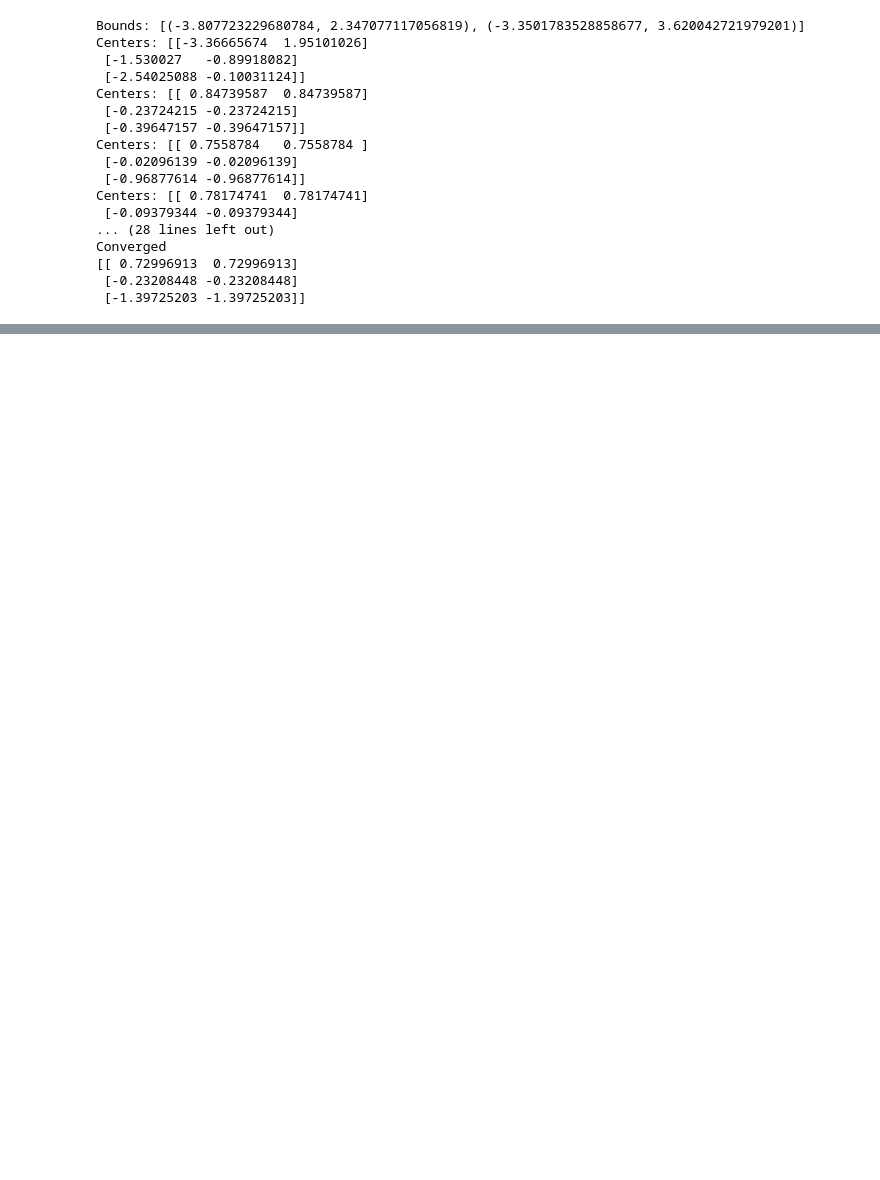
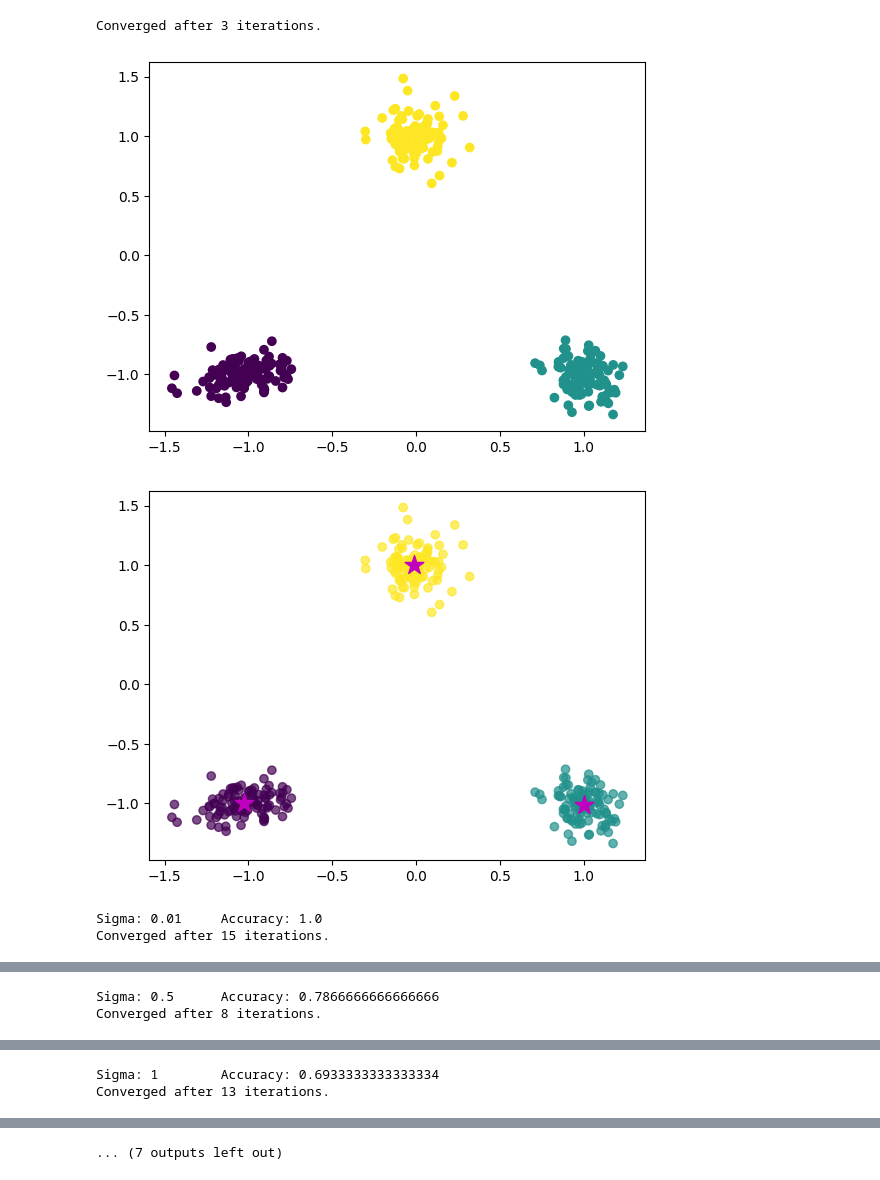
Before and after one commit to Nick-Boddy/CS760-HW5-Clustering-PCA, a Jupyter notebook: clustering.ipynb, the cells around one changed output, grey strips where cells are left out. Drawn from its saved outputs; the diff is of its cells as text; code cells hidden in the pictures; blank space fills up the shorter version.

Commit message:
added accuracy calculation and plotting

```diff
--- a/clustering.ipynb
+++ b/clustering.ipynb
@@ -11,19 +13,19 @@ def generate_dataset(sigma: float):
     samples3 = np.random.multivariate_normal(\
         np.array([0, 1]), sigma * np.array([[1, 0], [0, 2]]), 100)
     dataset = np.concatenate((samples1, samples2, samples3))
-    labels = ['a'] * 100 + ['b'] * 100 + ['c'] * 100
-    return (dataset, labels)
+    labels = [0] * 100 + [1] * 100 + [2] * 100
+    return (dataset, np.array(labels))
 # %%
 def km_clustering(X: np.array, K: int) -> (np.array, np.array):
     # randomly select k centroids
     dbounds = [(np.min(X[:, i]), np.max(X[:, i])) for i in range(X.shape[1])]
-    print('Bounds: ' + str(dbounds))
     centers = np.array([[np.random.random_sample() * (dbounds[j][1] - dbounds[j][0]) + dbounds[j][0] \
                 for j in range(len(dbounds))] for i in range(K)])
-    print('Centers: ' + str(centers))
     converged = False
     Y = np.zeros(X.shape[0])
+    iteration = 0
     while not converged:
+        iteration += 1
         change = False
         # assign each x to a centroid
         for i in range(len(X)):
@@ -37,32 +39,41 @@ def km_clustering(X: np.array, K: int) -> (np.array, np.array):
         # update each centroid
         for k in range(len(centers)):
             cluster_points = [X[j] for j in np.where(Y == k)[0]]
-            centers[k] = np.mean(cluster_points)
-        print('Centers: ' + str(centers))
+            centers[k] = np.mean(cluster_points, axis=0)
         # if no centroid assignment changed, we've converged
         if not change:
             converged = True
-            print('Converged')
+            print('Converged after ' + str(iteration) + ' iterations.')
     return (centers, Y)
-# %%
-X, Y = generate_dataset(0.5)
-centroids, classes = km_clustering(X, 3)
-print(centroids)
-# %% [output]
-Bounds: [(-3.807723229680784, 2.347077117056819), (-3.3501783528858677, 3.620042721979201)]
-Centers: [[-3.36665674  1.95101026]
- [-1.530027   -0.89918082]
- [-2.54025088 -0.10031124]]
-Centers: [[ 0.84739587  0.84739587]
- [-0.23724215 -0.23724215]
- [-0.39647157 -0.39647157]]
-Centers: [[ 0.7558784   0.7558784 ]
- [-0.02096139 -0.02096139]
- [-0.96877614 -0.96877614]]
-Centers: [[ 0.78174741  0.78174741]
- [-0.09379344 -0.09379344]
-... (28 lines left out)
-Converged
-[[ 0.72996913  0.72996913]
- [-0.23208448 -0.23208448]
- [-1.39725203 -1.39725203]]
+# %%
+def calc_accuracy(Y, Yp):
+    perms = list(permutations(np.unique(Y)))
+    accuracies = []
+    for perm in perms:
+        num_correct = np.sum([1 if Y[i] == perm[Yp[i]] else 0 for i in range(len(Y))])
+        accuracies.append(num_correct / len(Y))
+    accuracies = np.array(accuracies)
+    idx = np.argmax(accuracies)
+    best_perm = np.array(perms[idx])
+    best_acc = accuracies[idx]
+    return (best_acc, best_perm)
+
+for sigma in [0.01, 0.5, 1, 2, 4, 8]:
+    k = 3
+    X, Y = generate_dataset(sigma)
+    centroids, Yhat = km_clustering(X, k)
+    Yhat = Yhat.astype(int)
+    acc, labels = calc_accuracy(Y, Yhat)
+    Yhat = labels[Yhat.astype(int)]
+    plt.scatter(x=X[:,0], y=X[:,1], c=Y)
+    plt.show()
+    plt.scatter(x=X[:,0], y=X[:,1], c=Yhat, alpha=0.7)
+    plt.scatter(x=centroids[:,0], y=centroids[:,1], c='m', marker='*', s=200)
+    plt.show()
+    print('Sigma: ' + str(sigma) + '\tAccuracy: ' + str(acc))
+# %% [output]
+Converged after 3 iterations.
+[figure, added]
+[figure, added]
+Sigma: 0.01     Accuracy: 1.0
+Converged after 15 iterations.
@@ -68,0 +82,2 @@ Converged
+Sigma: 0.5      Accuracy: 0.7866666666666666
+Converged after 8 iterations.
@@ -68,0 +86,2 @@ Converged
+Sigma: 1        Accuracy: 0.6933333333333334
+Converged after 13 iterations.
@@ -68,0 +90 @@ Converged
+... (7 outputs left out)
```
Also changed, not shown: parts of 2 cells of this notebook.
